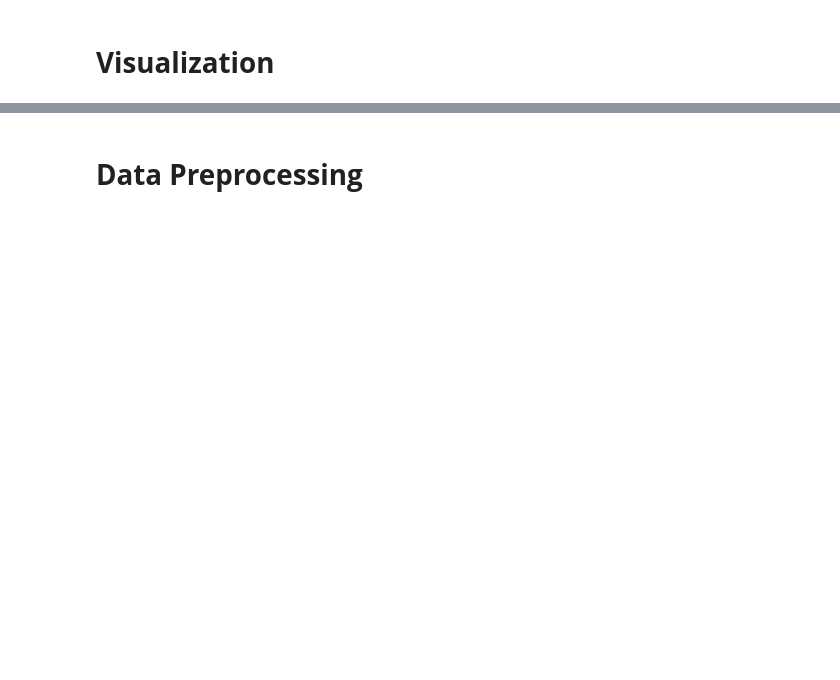
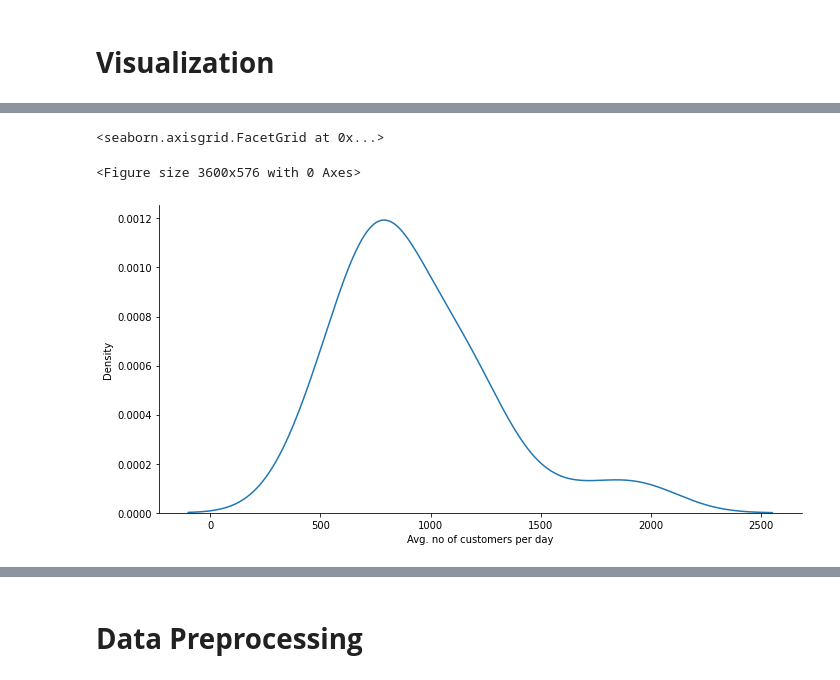
Before and after one commit to payelmiah/Restaurent_servey, a Jupyter notebook: restaurent_servey.ipynb, the cells around one changed output, grey strips where cells are left out. Cells and saved outputs as stored; diff of their text form; code cells hidden in the pictures; blank space fills up the shorter version.

```diff
--- a/restaurent_servey.ipynb
+++ b/restaurent_servey.ipynb
@@ -128 +136,8 @@ sns.countplot(x='CHICKEN Grill' , hue='Covid19 Status' , data=df)
+# %%
+plt.figure(figsize=(50,8))
+sns.displot(df, x="Avg. no of customers per day", kind="kde",aspect=2)
+# %% [output]
+<seaborn.axisgrid.FacetGrid at 0x...>
+<Figure size 3600x576 with 0 Axes>
+[figure, added]
 # %%
```
Also changed, not shown: parts of 52 cells of this notebook.
